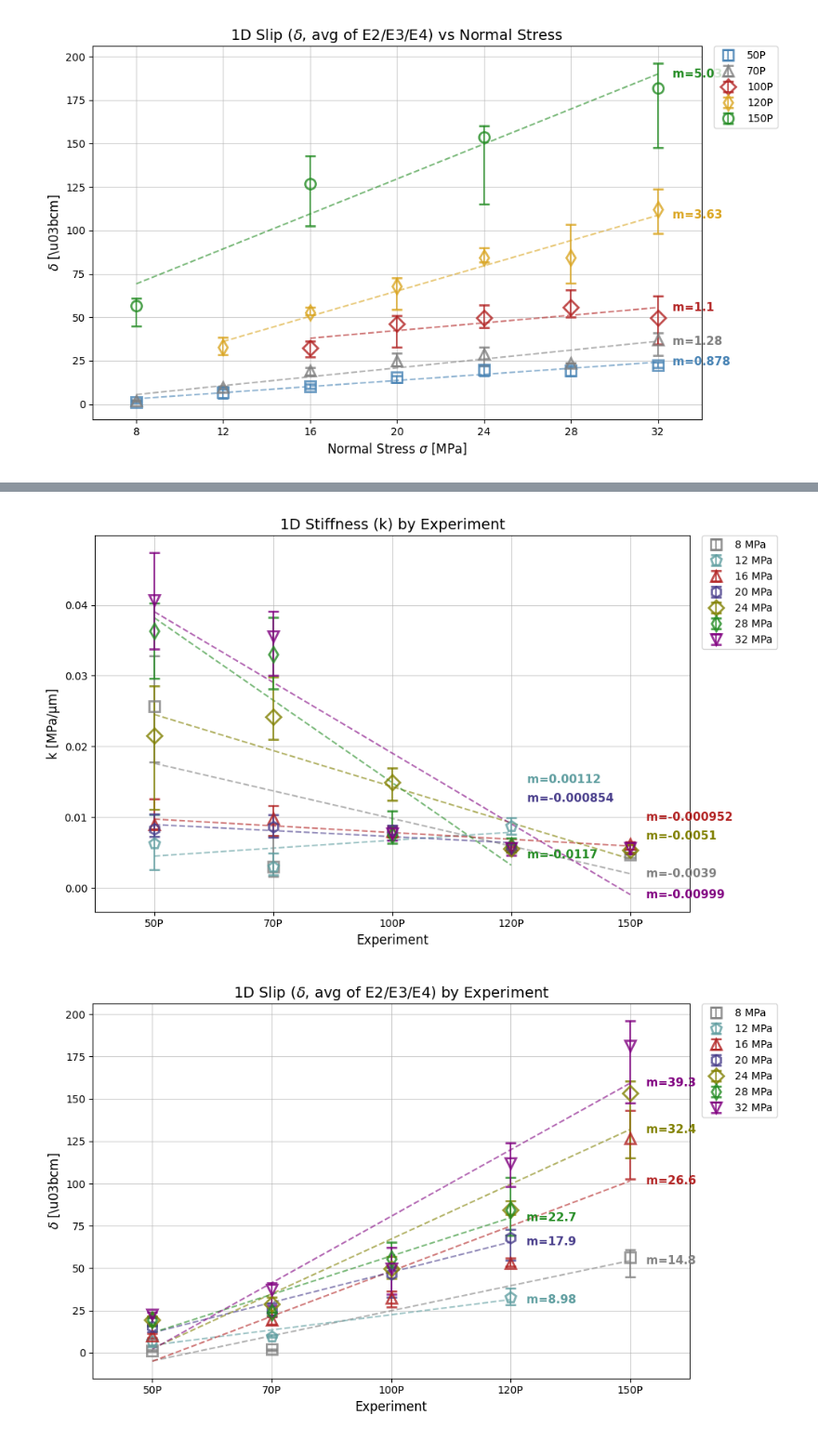
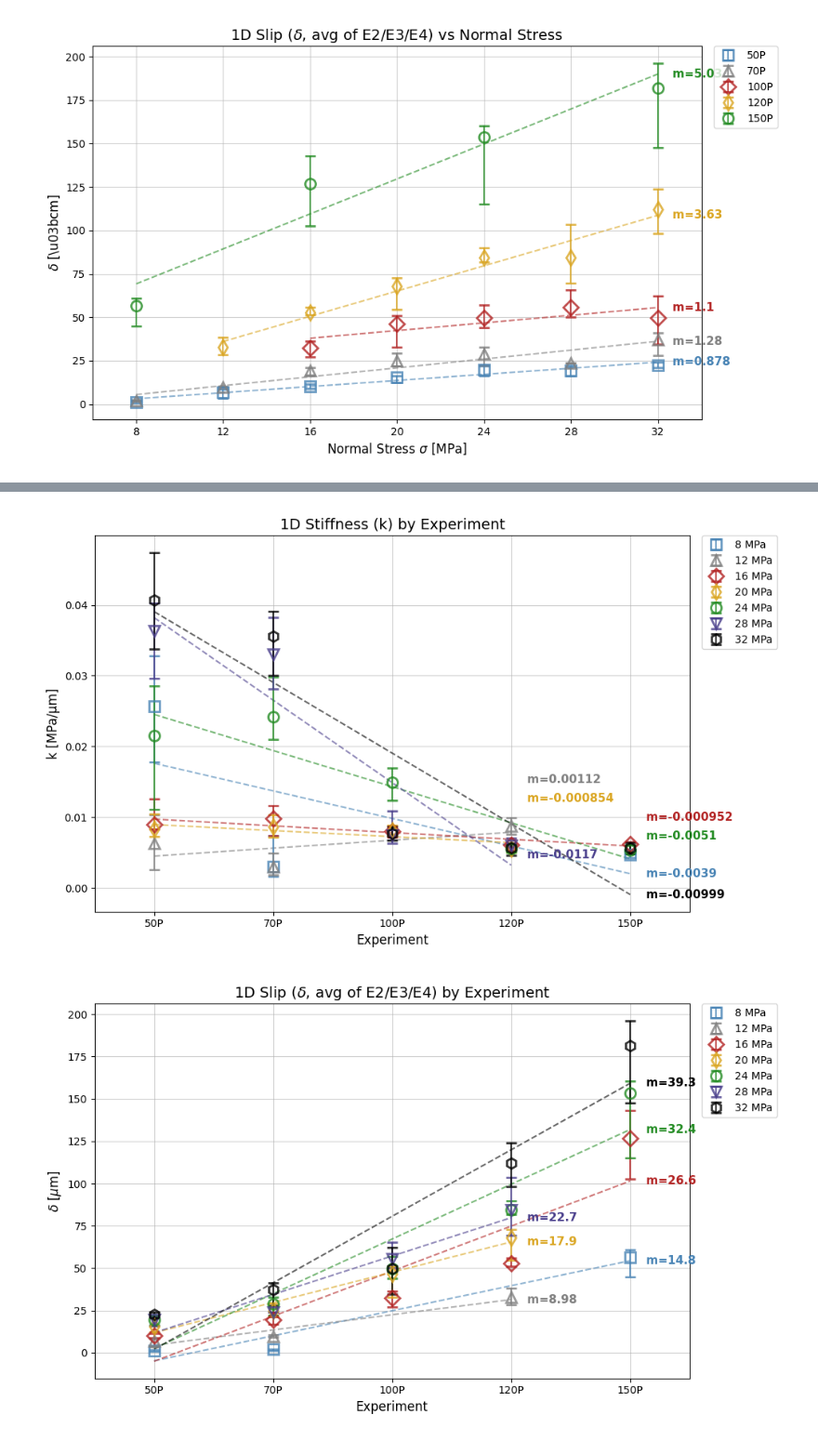
Before and after one commit to Potter0427/labquake_explorer_re, a Jupyter notebook: export h5/1D_Summary_Plots.ipynb, the cells around one changed output, grey strips where cells are left out. Shown at 93% size. Drawn from its saved outputs; the diff is of its cells as text; code cells hidden in the pictures.

```diff
--- a/export h5/1D_Summary_Plots.ipynb
+++ b/export h5/1D_Summary_Plots.ipynb
@@ -207,14 +207,13 @@ def plot_metric(target_metric, title, ylabel, use_delta=False):
 
 # Sigma -> (顏色, 標記) 映射
 SIGMA_STYLE = {
-     4.0: ("royalblue"  ,  "o"),
-     8.0: ("gray"       ,  "s"),
-    12.0: ("CadetBlue"  ,  "p"),
-    16.0: ("firebrick"  ,  "^"),
-    20.0: ("darkslateblue", "h"),
-    24.0: ("Olive"      ,  "D"),
-    28.0: ("ForestGreen",  "d"),
-    32.0: ("purple"     ,  "v"),
+     8.0: ("steelblue"    ,  "s"),
+    12.0: ("gray"         ,  "^"),
+    16.0: ("firebrick"    ,  "D"),
+    20.0: ("GoldEnrod"    ,  "d"),
+    24.0: ("ForestGreen"  ,  "o"),
+    28.0: ("darkslateblue",  "v"),
+    32.0: ("k"       ,  "h"),
 }
 
 
@@ -338,9 +337,9 @@ plot_metric_by_group('delta_tau', r'1D Stress Drop ($\Delta\tau$) by Experiment'
 # ========= 9. 以群組為 X 軸：K Stiffness =========
 plot_metric_by_group('k', '1D Stiffness (k) by Experiment', 'k [MPa/\u03bcm]')
 # %% [output]
-[figure, old version]
+[figure, new version]
 # %%
 # ========= 10. 以群組為 X 軸：Delta =========
-plot_metric_by_group('delta_avg', r'1D Slip ($\delta$, avg of E2/E3/E4) by Experiment', r'$\delta$ [\u03bcm]', use_delta=True)
+plot_metric_by_group('delta_avg', r'1D Slip ($\delta$, avg of E2/E3/E4) by Experiment', r'$\delta$ [$\mu$m]', use_delta=True)
 # %% [output]
-[figure, old version]
+[figure, new version]
```
Also changed, not shown: parts of 2 cells of this notebook.
